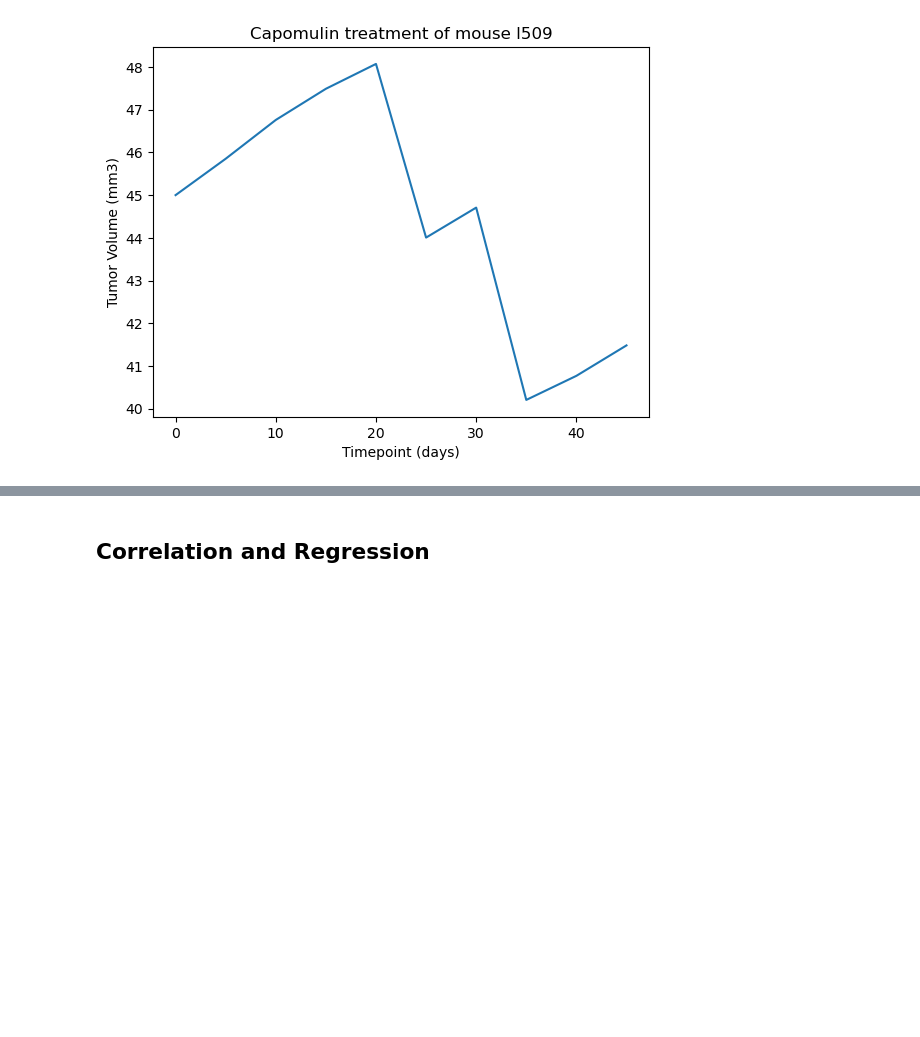
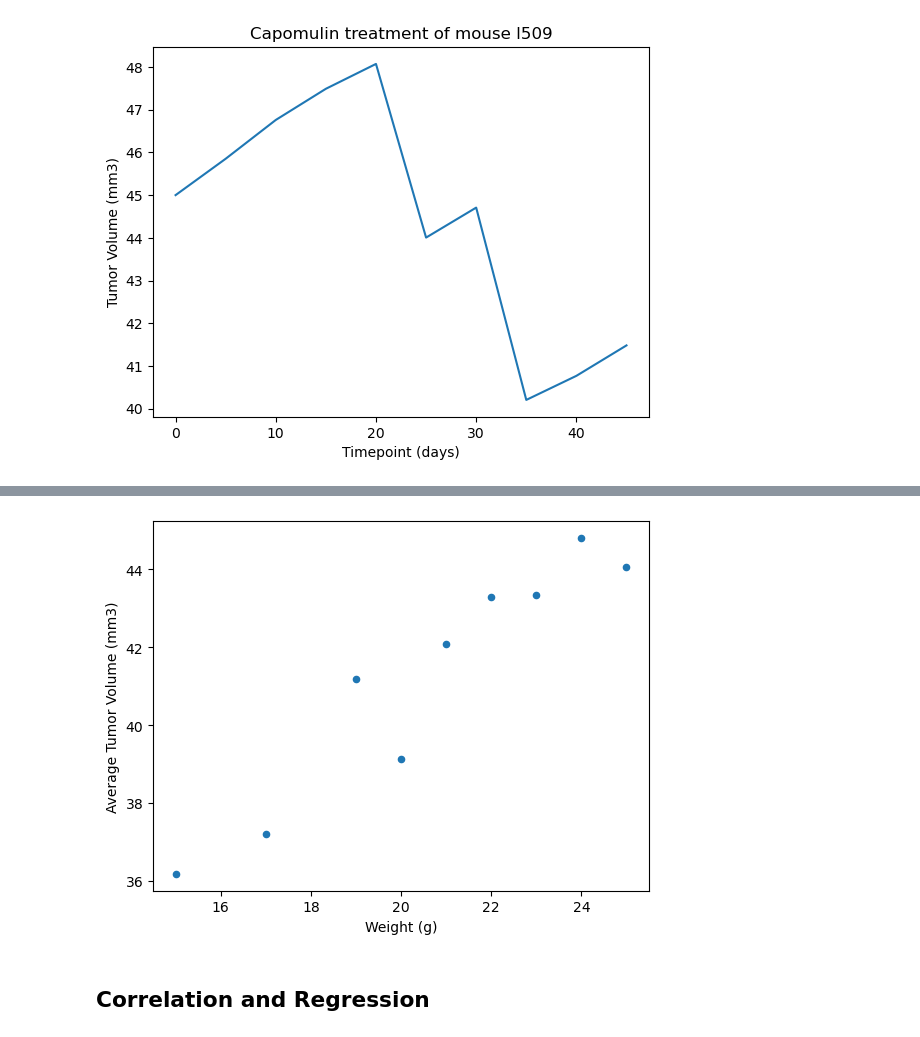
Before and after one commit to laurajanefaulds/matplotlib_challenge, a Jupyter notebook: Pymaceuticals/pymaceuticals_ljf.ipynb, the cells around one changed output, grey strips where cells are left out. Saved outputs shown, nothing was run; the diff lists cells and outputs as text; code cells hidden in the pictures; blank space fills up the shorter version.

```diff
--- a/Pymaceuticals/pymaceuticals_ljf.ipynb
+++ b/Pymaceuticals/pymaceuticals_ljf.ipynb
@@ -328,3 +329,17 @@ plt.show()
+# %%
+# Generate a scatter plot of mouse weight vs. the average observed tumor volume for the entire Capomulin regimen
+
+cap_df = clean_df.loc[clean_df['Drug Regimen'] == "Capomulin"]
+cap_new_df = cap_df.drop(columns=["Sex", "Drug Regimen", "Age_months", "Timepoint", "Metastatic Sites"])
+
+avg_weight_vol = cap_new_df.groupby("Weight (g)")["Tumor Volume (mm3)"].mean().reset_index()
+
+avg_weight_vol.plot(kind="scatter", x="Weight (g)", y="Tumor Volume (mm3)")
+plt.xlabel('Weight (g)')
+plt.ylabel('Average Tumor Volume (mm3)')
+plt.show()
+# %% [output]
+[figure, added]
 # %% [markdown]
 ## Correlation and Regression
 # %%
```
Also changed, not shown: parts of 4 cells of this notebook.
